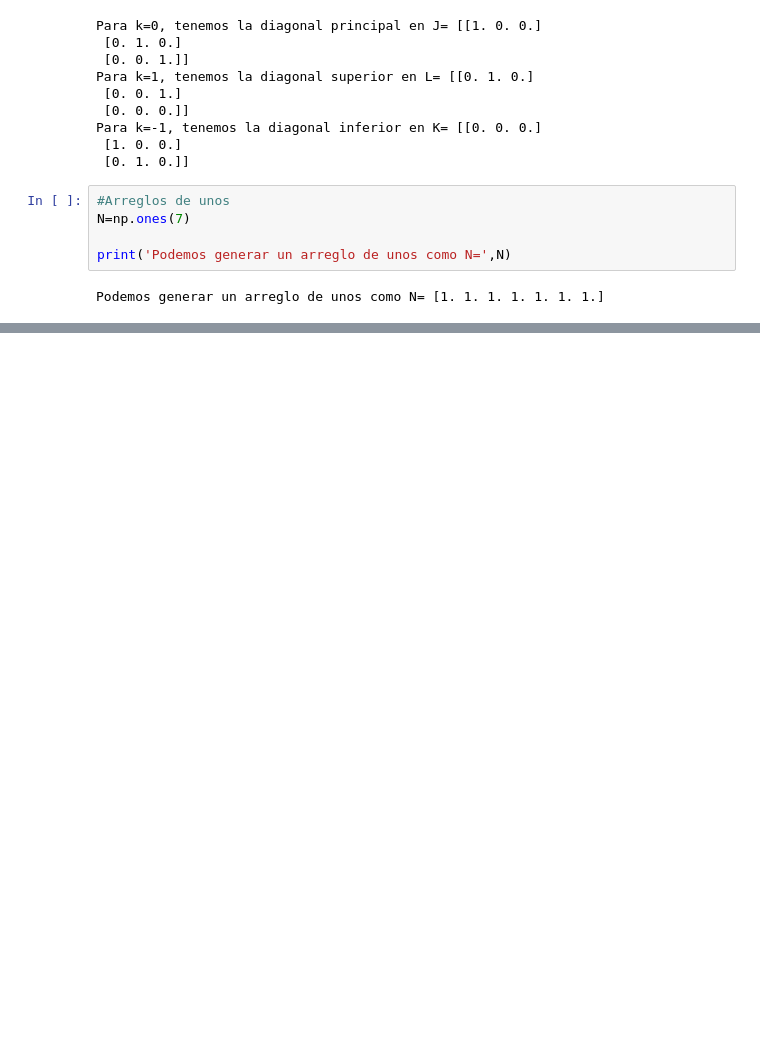
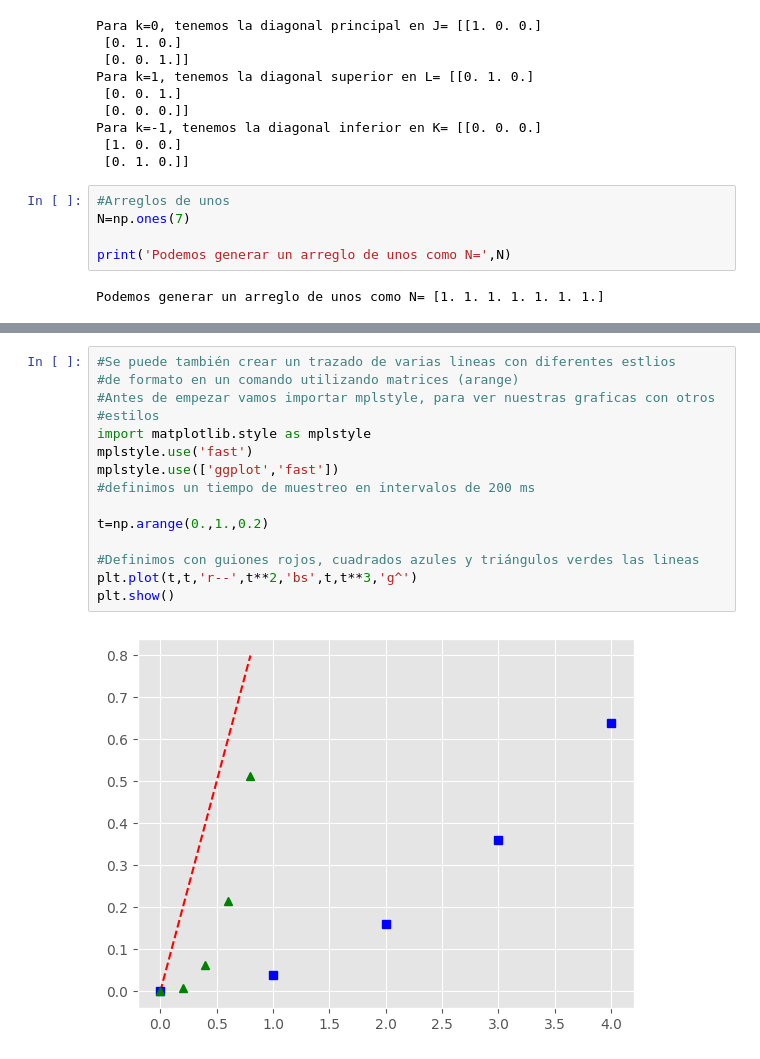
Before and after one commit to Fermionpass/IO, a Jupyter notebook: Data_maipulation_.ipynb, the cells around one changed output, grey strips where cells are left out. Cells and saved outputs as stored; diff of their text form; blank space fills up the shorter version.

```diff
--- a/Data_maipulation_.ipynb
+++ b/Data_maipulation_.ipynb
@@ -179,0 +265,17 @@ print(Y)
+# %%
+#Se puede también crear un trazado de varias lineas con diferentes estlios
+#de formato en un comando utilizando matrices (arange)
+#Antes de empezar vamos importar mplstyle, para ver nuestras graficas con otros
+#estilos
+import matplotlib.style as mplstyle
+mplstyle.use('fast')
+mplstyle.use(['ggplot','fast'])
+#definimos un tiempo de muestreo en intervalos de 200 ms
+
+t=np.arange(0.,1.,0.2)
+
+#Definimos con guiones rojos, cuadrados azules y triángulos verdes las lineas
+plt.plot(t,t,'r--',t**2,'bs',t,t**3,'g^')
+plt.show()
+# %% [output]
+[figure, added]
```
Also changed, not shown: parts of 18 cells of this notebook.
